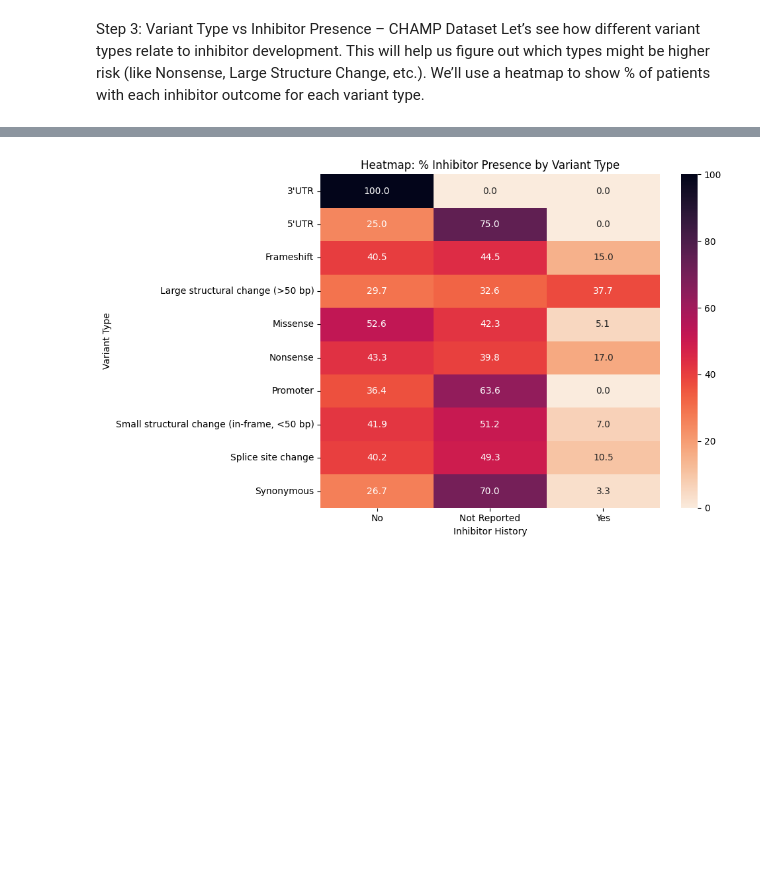
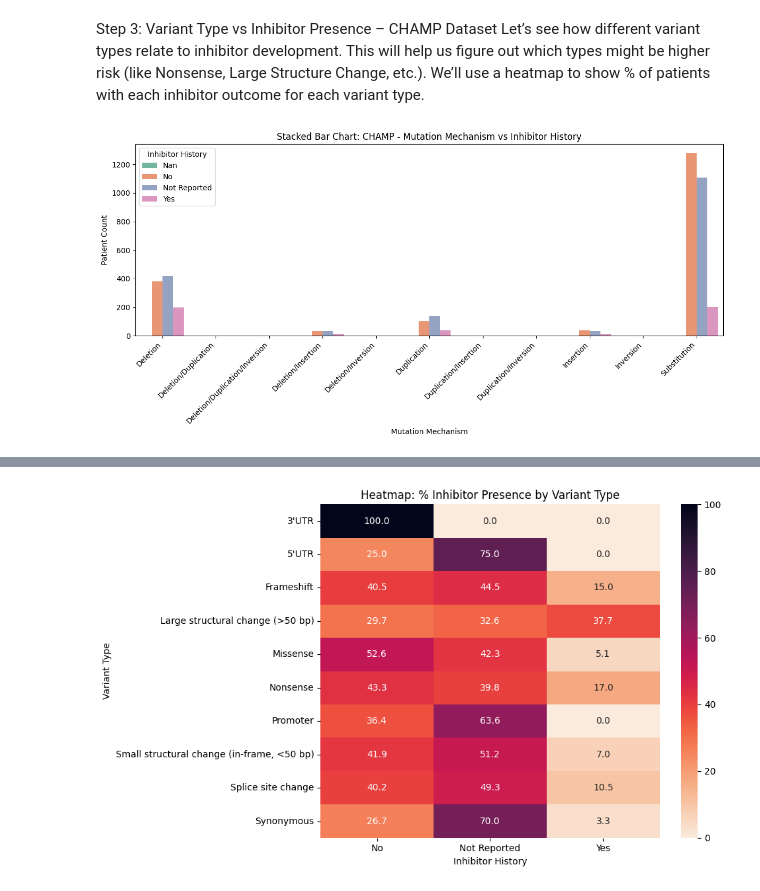
Before and after one commit to kathisw/hemophilia, a Jupyter notebook: Hemophilia_Logistic_Regression_ipynb.ipynb, the cells around one changed output, grey strips where cells are left out. Drawn from its saved outputs; the diff is of its cells as text; code cells hidden in the pictures; blank space fills up the shorter version.

```diff
--- a/Hemophilia_Logistic_Regression_ipynb.ipynb
+++ b/Hemophilia_Logistic_Regression_ipynb.ipynb
@@ -861,8 +861,6 @@ print(df_champ.columns.tolist())
 Mechanism Distribution – CHAMP Dataset
 # %%
 df_champ["Mechanism"] = df_champ["Mechanism"].str.strip().str.title()
-# %%
-df_champ["Mechanism"] = df_champ["Mechanism"].str.strip().str.title()
 # %%
 plt.figure(figsize=(8, 4))
 sns.countplot(data=df_champ, y="Mechanism", order=df_champ["Mechanism"].value_counts().index, palette="viridis")
@@ -881,3 +879,26 @@ Step 3: Variant Type vs Inhibitor Presence – CHAMP Dataset
 Let’s see how different variant types relate to inhibitor development.
 This will help us figure out which types might be higher risk (like Nonsense, Large Structure Change, etc.).
 We’ll use a heatmap to show % of patients with each inhibitor outcome for each variant type.
+# %%
+import seaborn as sns
+import matplotlib.pyplot as plt
+
+# Use the cleaned CHAMP DataFrame
+df = df_champ.copy()
+
+# Optional: Convert to category types
+df['Mechanism'] = df['Mechanism'].astype('category')
+df['History of Inhibitor'] = df['History of Inhibitor'].astype('category')
+
+# Create the stacked bar chart
+plt.figure(figsize=(12, 6))
+sns.countplot(data=df, x='Mechanism', hue='History of Inhibitor', palette='Set2')
+plt.title("Stacked Bar Chart: CHAMP - Mutation Mechanism vs Inhibitor History")
+plt.xlabel("Mutation Mechanism")
+plt.ylabel("Patient Count")
+plt.xticks(rotation=45, ha='right')
+plt.legend(title='Inhibitor History')
+plt.tight_layout()
+plt.show()
+# %% [output]
+[figure, added]
```
Also changed, not shown: parts of 3 cells of this notebook.
